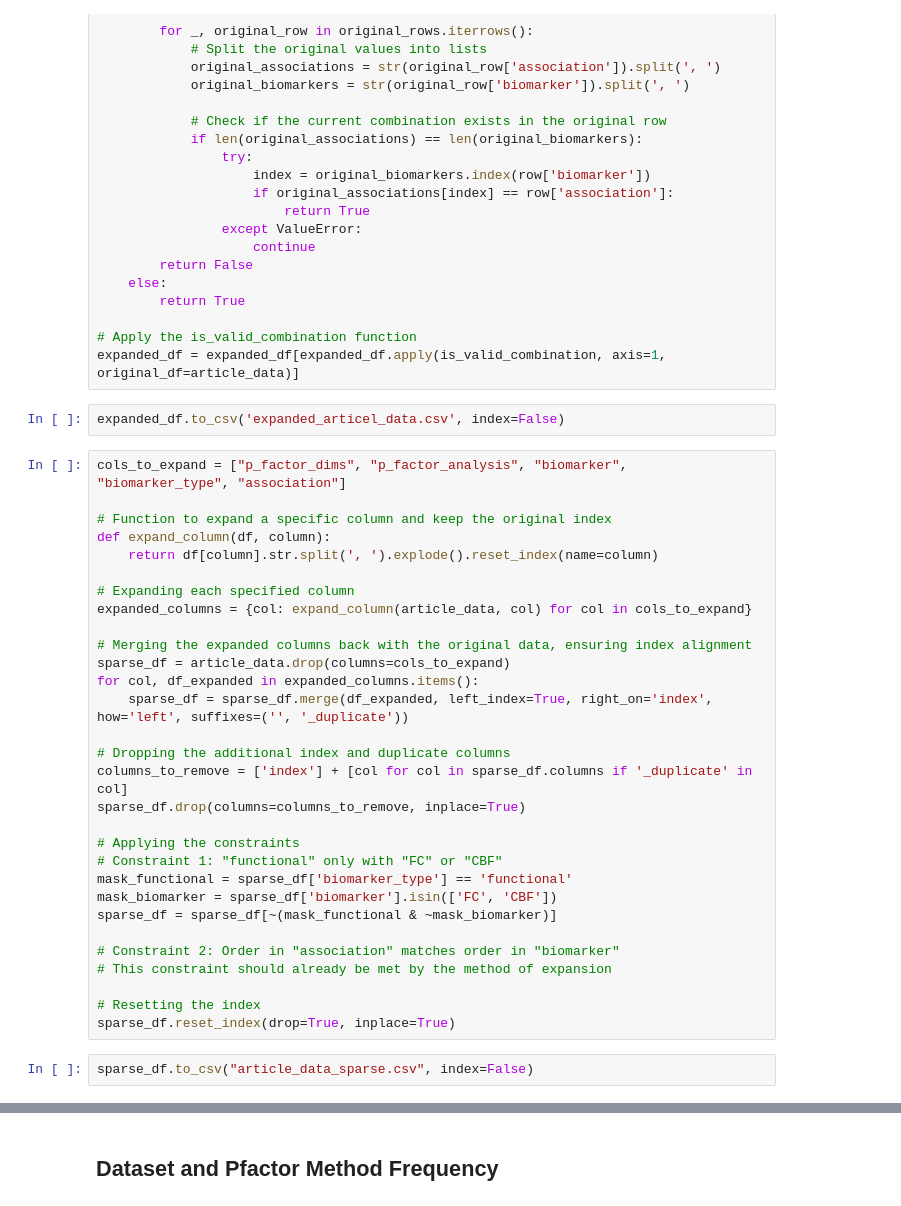
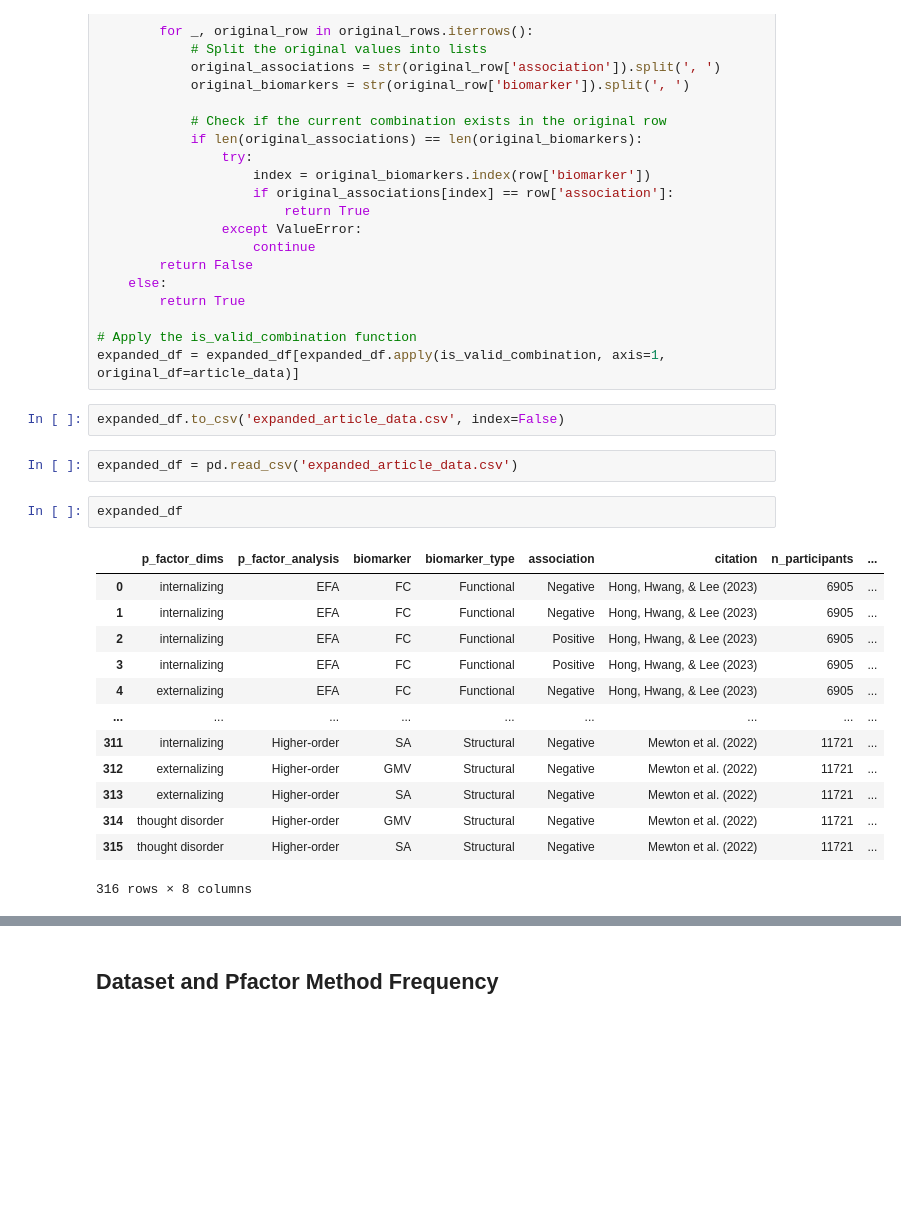
Before and after one commit to victoris93/p_factor_review, a Jupyter notebook: data_extraction.ipynb, the cells around one changed output, grey strips where cells are left out. Cells and saved outputs as stored; diff of their text form; blank space fills up the shorter version.

```diff
--- a/data_extraction.ipynb
+++ b/data_extraction.ipynb
@@ -79,39 +79,25 @@ def is_valid_combination(row, original_df):
 # Apply the is_valid_combination function
 expanded_df = expanded_df[expanded_df.apply(is_valid_combination, axis=1, original_df=article_data)]
 # %%
-expanded_df.to_csv('expanded_articel_data.csv', index=False)
+expanded_df.to_csv('expanded_article_data.csv', index=False)
-# %%
-cols_to_expand = ["p_factor_dims", "p_factor_analysis", "biomarker", "biomarker_type", "association"]
-
-# Function to expand a specific column and keep the original index
-def expand_column(df, column):
-    return df[column].str.split(', ').explode().reset_index(name=column)
-
-# Expanding each specified column
-expanded_columns = {col: expand_column(article_data, col) for col in cols_to_expand}
-
-# Merging the expanded columns back with the original data, ensuring index alignment
-sparse_df = article_data.drop(columns=cols_to_expand)
-for col, df_expanded in expanded_columns.items():
-    sparse_df = sparse_df.merge(df_expanded, left_index=True, right_on='index', how='left', suffixes=('', '_duplicate'))
-
-# Dropping the additional index and duplicate columns
-columns_to_remove = ['index'] + [col for col in sparse_df.columns if '_duplicate' in col]
-sparse_df.drop(columns=columns_to_remove, inplace=True)
-
-# Applying the constraints
-# Constraint 1: "functional" only with "FC" or "CBF"
-mask_functional = sparse_df['biomarker_type'] == 'functional'
-mask_biomarker = sparse_df['biomarker'].isin(['FC', 'CBF'])
-sparse_df = sparse_df[~(mask_functional & ~mask_biomarker)]
-
-# Constraint 2: Order in "association" matches order in "biomarker"
-# This constraint should already be met by the method of expansion
-
-# Resetting the index
-sparse_df.reset_index(drop=True, inplace=True)
-# %%
-sparse_df.to_csv("article_data_sparse.csv", index=False)
+# %%
+expanded_df = pd.read_csv('expanded_article_data.csv')
+# %%
+expanded_df
+# %% [output]
+|  | p_factor_dims | p_factor_analysis | biomarker | biomarker_type | association | citation | n_participants | ... |
+| 0 | internalizing | EFA | FC | Functional | Negative | Hong, Hwang, & Lee (2023) | 6905 | ... |
+| 1 | internalizing | EFA | FC | Functional | Negative | Hong, Hwang, & Lee (2023) | 6905 | ... |
+| 2 | internalizing | EFA | FC | Functional | Positive | Hong, Hwang, & Lee (2023) | 6905 | ... |
+| 3 | internalizing | EFA | FC | Functional | Positive | Hong, Hwang, & Lee (2023) | 6905 | ... |
+| 4 | externalizing | EFA | FC | Functional | Negative | Hong, Hwang, & Lee (2023) | 6905 | ... |
+| ... | ... | ... | ... | ... | ... | ... | ... | ... |
+| 311 | internalizing | Higher-order | SA | Structural | Negative | Mewton et al. (2022) | 11721 | ... |
+| 312 | externalizing | Higher-order | GMV | Structural | Negative | Mewton et al. (2022) | 11721 | ... |
+| 313 | externalizing | Higher-order | SA | Structural | Negative | Mewton et al. (2022) | 11721 | ... |
+| 314 | thought disorder | Higher-order | GMV | Structural | Negative | Mewton et al. (2022) | 11721 | ... |
+| 315 | thought disorder | Higher-order | SA | Structural | Negative | Mewton et al. (2022) | 11721 | ... |
+316 rows × 8 columns
 # %%
 # Creating the scatter plot without renaming the original columns
 
```
Also changed, not shown: parts of 1 cell of this notebook.
